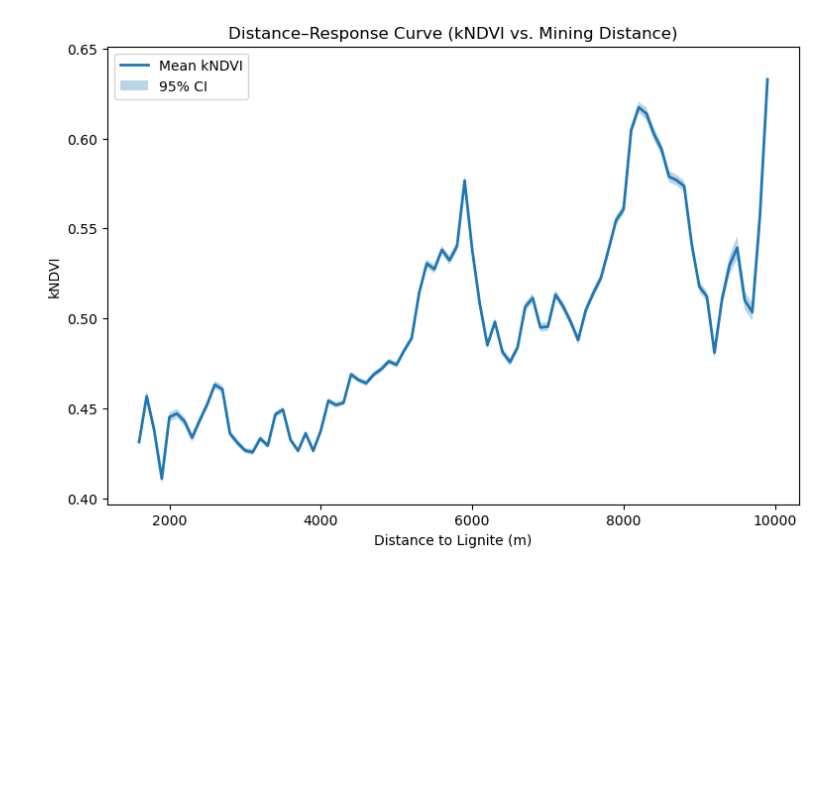
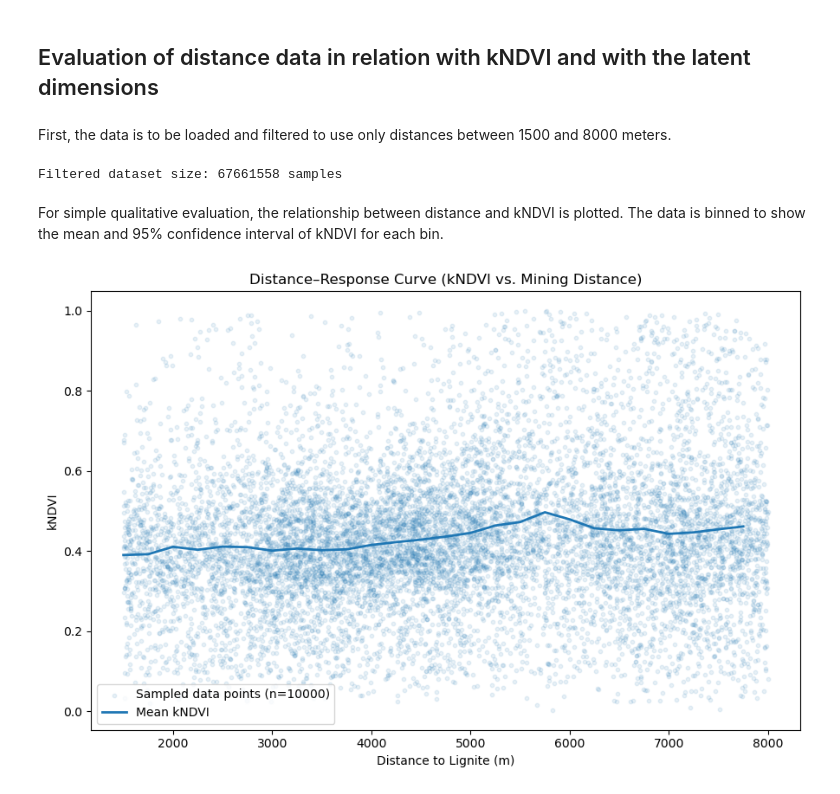
Before and after one commit to Sonicious/DeepFeatures, a Jupyter notebook: ScienceCases/LigniteMines/DataPlotting.ipynb, the cells around one changed output. Cells and saved outputs as stored; diff of their text form; code cells hidden in the pictures; blank space fills up the shorter version.

Commit message:
finished the Lignite Mining science case

```diff
--- a/ScienceCases/LigniteMines/DataPlotting.ipynb
+++ b/ScienceCases/LigniteMines/DataPlotting.ipynb
@@ -1,3 +1,5 @@
+# %% [markdown]
+## Evaluation of distance data in relation with kNDVI and with the latent dimensions
 # %%
 csv_data = '48_outputs/LigniteData.csv'
 
@@ -11,45 +14,85 @@ df = pd.read_csv(csv_data)
+# %% [markdown]
+First, the data is to be loaded and filtered to use only distances between 1500 and 8000 meters.
+# %%
+# read CSV
+df = pd.read_csv(csv_data)
+# for site 48 this is rougly 68 million samples, which is too much for processing in a reasonable time
+
+# for processing, we can sample a subset of the data to speed up processing
+# df = df.sample(
+#     n=1_000_000,
+#     random_state=42
+# )
+
+# filter data to only include samples with distance to lignite between 1500m and 8000m
+df = df[
+    (df["DistanceToLignite"] > 1500) &
+    (df["DistanceToLignite"] < 8000)
+]
+
+# print size of the filtered dataset
+print(f"Filtered dataset size: {len(df)} samples")
+# %% [output]
+Filtered dataset size: 67661558 samples
+# %% [markdown]
+For simple qualitative evaluation, the relationship between distance and kNDVI is plotted. The data is binned to show the mean and 95% confidence interval of kNDVI for each bin.
 # %%
-bin_size = 100  # meters
-df["dist_bin"] = (df["DistanceToLignite"] // bin_size) * bin_size
+bin_size = 250  # meters
 
-agg = df.groupby("dist_bin")["kNDVI"].agg(
+df_plot = df.copy()
+df_plot["dist_bin"] = (df_plot["DistanceToLignite"] // bin_size) * bin_size
+
+agg = df_plot.groupby("dist_bin")["kNDVI"].agg(
     mean="mean",
     std="std",
     count="count"
 ).reset_index()
 
-# remove small bins with less then 1000 samples and bins with distance less than 1500m
+# remove small bins with less then 1000 samples
 agg = agg.where(agg["count"] > 1000).dropna()
-agg = agg.where(agg["dist_bin"] > 1500).dropna()
-agg = agg.where(agg["dist_bin"] < 10000).dropna()
 
 agg["sem"] = agg["std"] / np.sqrt(agg["count"])
 agg["ci_low"] = agg["mean"] - 1.96 * agg["sem"]
 agg["ci_high"] = agg["mean"] + 1.96 * agg["sem"]
 
 plt.figure(figsize=(9, 6))
+
+#scatter plot of sampled data points
+n_sample = min(10000, len(df_plot))
+sample = df_plot.sample(n=n_sample, random_state=42)
+plt.scatter(
+    sample["DistanceToLignite"],
+    sample["kNDVI"],
+    alpha=0.1,
+    s=10,
+    label=f"Sampled data points (n={n_sample})"
+)
 
 # mean curve
 plt.plot(
     agg["dist_bin"],
     agg["mean"],
     label="Mean kNDVI",
     linewidth=2
 )
 
 # confidence band
-plt.fill_between(
-    agg["dist_bin"],
-    agg["ci_low"],
-    agg["ci_high"],
-    alpha=0.3,
-    label="95% CI"
-)
+# plt.fill_between(
+#     agg["dist_bin"],
+#     agg["ci_low"],
+#     agg["ci_high"],
+#     alpha=0.3,
+#     label="95% CI"
+# )
 
 plt.xlabel("Distance to Lignite (m)")
 plt.ylabel("kNDVI")
 plt.title("Distance–Response Curve (kNDVI vs. Mining Distance)")
-plt.legend()
+plt.legend(loc="lower left")
+
+
+plt.tight_layout()
+plt.savefig("Lignite_Distance_Response_Curve_kNDVI_vs_Mining_Distance.png", dpi=300)
 plt.show()
 # %% [output]
-[figure, old version]
+[figure, new version]
```
Also changed, not shown: parts of 15 cells of this notebook, 3 other files.
